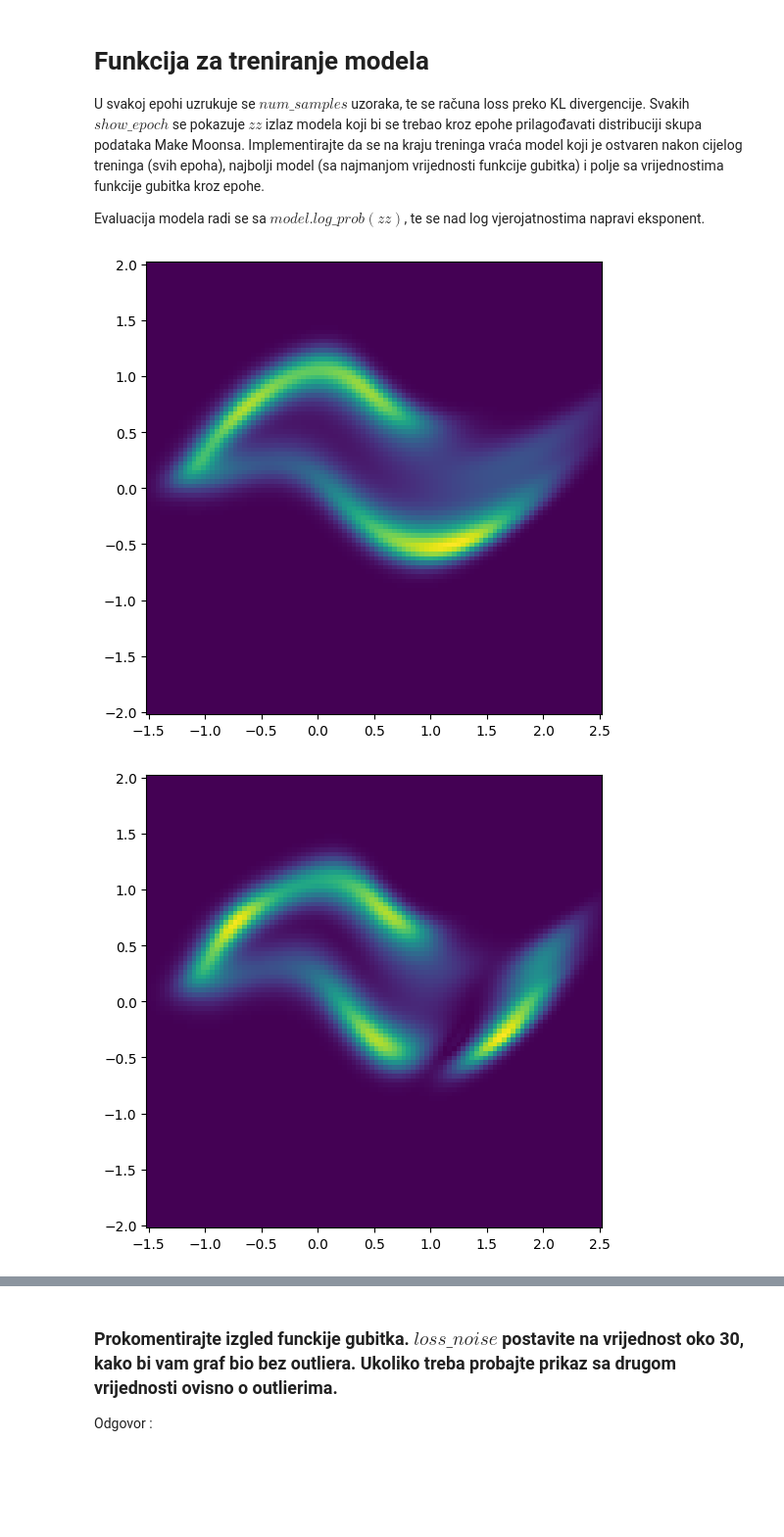
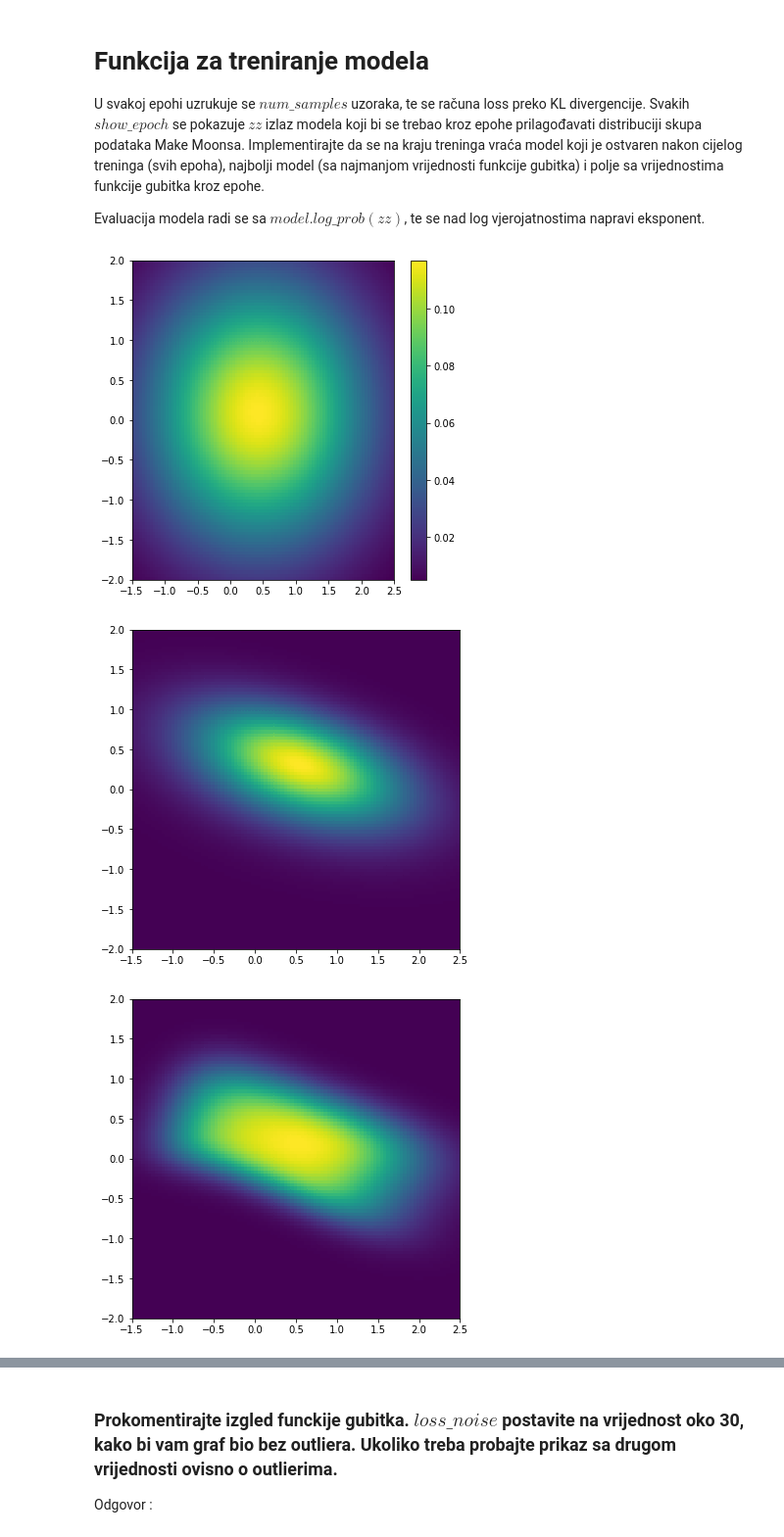
Before and after one commit to dinogrgic1/fer-deep-learning-2-labs, a Jupyter notebook: lab5/lab5.ipynb, the cells around one changed output, grey strips where cells are left out. Shown at 98% size. Cells and saved outputs as stored; diff of their text form; code cells hidden in the pictures; blank space fills up the shorter version.

```diff
--- a/lab5/lab5.ipynb
+++ b/lab5/lab5.ipynb
@@ -164,26 +161,3 @@ Isprobajte oba modela mjenjanjem varijable $model\_type$. Za svaki model isproba
 Prokomentirajte rezultate.
 
 Nacrtani graf prikazuje početni izlaz modela prije treniranja. Ona će se mijenjati tijekom treniranja i pokušati ostvariti distribuciju Make Moonsa.
-# %%
-model_type = 'nvp'
-DEVICE = 'cuda' if torch.cuda.is_available() else 'cpu'
-
-if model_type == 'residual':
-
-    num_layers = 16
-    hidden_units = 128
-    hidden_layers = 3
-
-    model = create_residual_nf(num_layers=num_layers, hidden_units=hidden_units, hidden_layers=hidden_layers)
-    model.to(DEVICE)
-
-if model_type == 'nvp':
-    num_layers = 16
-    hidden_units = 128
-
-    model_nvp = create_nvp(num_layers=num_layers, hidden_units=hidden_units)
-    model_nvp.to(DEVICE)
-
-zz = zz.to(DEVICE)
-
-draw_model_output(model)
@@ -196,7 +168,7 @@ U svakoj epohi uzrukuje se $num\_samples$ uzoraka, te se računa loss preko KL d
 
 Evaluacija modela radi se sa $model.log\_prob(zz)$, te se nad log vjerojatnostima napravi eksponent.
 # %%
-def train_nf(model, epochs, model_type, optimizer, num_samples=2 ** 9, show_epoch=200):
+def train_nf(model, epochs, model_type, optimizer, num_samples=2 ** 9, noise=0.1, show_epoch=200):
     loss_array = []
 
     smallest_loss = np.inf
@@ -206,7 +178,7 @@ def train_nf(model, epochs, model_type, optimizer, num_samples=2 ** 9, show_epoc
     for epoch in tqdm(range(epochs)):
         optimizer.zero_grad()
 
-        x_np, _ = make_moons(num_samples, noise=NOISE)
+        x_np, _ = make_moons(num_samples, noise=noise)
         x = torch.tensor(x_np).float().to(DEVICE)
 
         loss = model.forward_kld(x)
@@ -214,7 +186,6 @@ def train_nf(model, epochs, model_type, optimizer, num_samples=2 ** 9, show_epoc
         if ~(torch.isnan(loss) | torch.isinf(loss)):
             loss.backward()
             optimizer.step()
-
             loss_array.append(loss.item())
 
             if loss < smallest_loss:
@@ -236,12 +207,26 @@ def train_nf(model, epochs, model_type, optimizer, num_samples=2 ** 9, show_epoc
             plt.show()
 
     return model, best_model, loss_array
+# %%
+DEVICE = 'cuda' if torch.cuda.is_available() else 'cpu'
+
+num_layers_residual = 16
+hidden_units_residual = 128
+hidden_layers_residual = 3
+
+model_residual = create_residual_nf(num_layers=num_layers_residual, hidden_units=hidden_units_residual, hidden_layers=hidden_layers_residual)
+model_residual.to(DEVICE)
+draw_model_output(model_residual)
+
+zz = zz.to(DEVICE)
+# %% [output]
+[figure, added]
 # %%
-optimizer = torch.optim.Adam(model.parameters(), lr=1e-4, weight_decay=1e-5)
+optimizer = torch.optim.Adam(model_residual.parameters(), lr=5e-4, weight_decay=1e-5)
 epochs = 5000
 show_epochs = 500
 
-model, best_model, loss_array = train_nf(model, epochs, model_type, optimizer, show_epoch=show_epochs)
+model_res, best_model_res, loss_array_res = train_nf(model_residual, epochs, 'residual', optimizer, show_epoch=show_epochs, noise=0.1)
 # %% [output]
-[figure, old version]
+[figure, new version]
-[figure, old version]
+[figure, new version]
```
Also changed, not shown: parts of 10 cells of this notebook.
